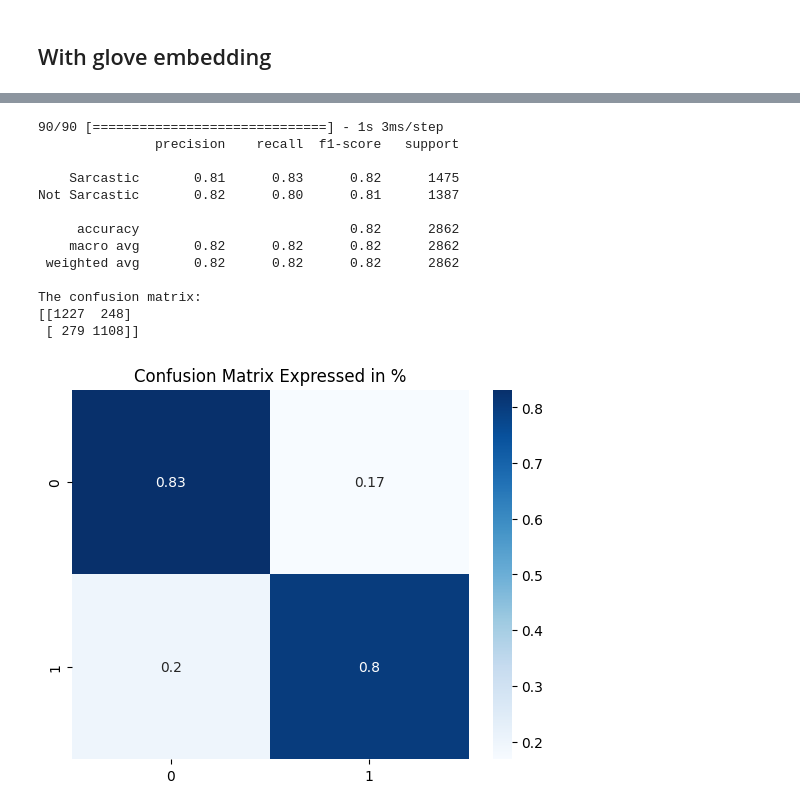
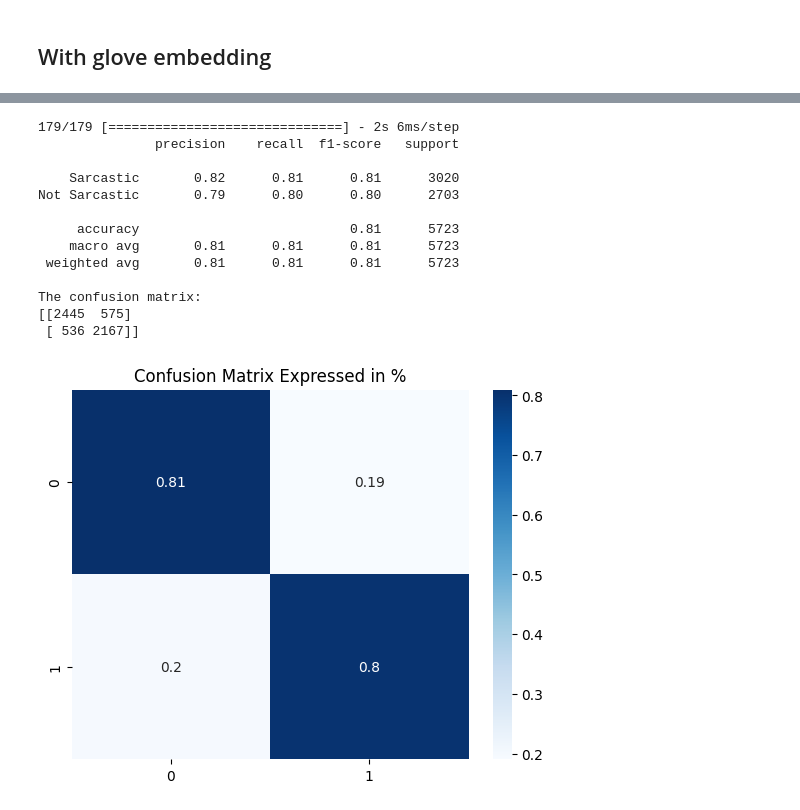
Before and after one commit to bodinestubbe/ML_2024, a Jupyter notebook: LSTM_processed.ipynb, the cells around one changed output, grey strips where cells are left out. Cells and saved outputs as stored; diff of their text form; code cells hidden in the pictures.

```diff
--- a/LSTM_processed.ipynb
+++ b/LSTM_processed.ipynb
@@ -495,17 +486,17 @@ plotCurves(history, "1 layer LSTM with Glove embedding")
 # %%
-printModelStats(best_model_3, X_val, y_val)
+printModelStats(best_model_3, X_test, y_test)
 # %% [output]
-90/90 [==============================] - 1s 3ms/step
+179/179 [==============================] - 2s 6ms/step
                precision    recall  f1-score   support
 
-    Sarcastic       0.81      0.83      0.82      1475
-Not Sarcastic       0.82      0.80      0.81      1387
+    Sarcastic       0.82      0.81      0.81      3020
+Not Sarcastic       0.79      0.80      0.80      2703
 
-     accuracy                           0.82      2862
-    macro avg       0.82      0.82      0.82      2862
- weighted avg       0.82      0.82      0.82      2862
+     accuracy                           0.81      5723
+    macro avg       0.81      0.81      0.81      5723
+ weighted avg       0.81      0.81      0.81      5723
 
 The confusion matrix:
-[[1227  248]
- [ 279 1108]]
+[[2445  575]
+ [ 536 2167]]
-[figure, old version]
+[figure, new version]
```
Also changed, not shown: parts of 12 cells of this notebook, 1 other file.
